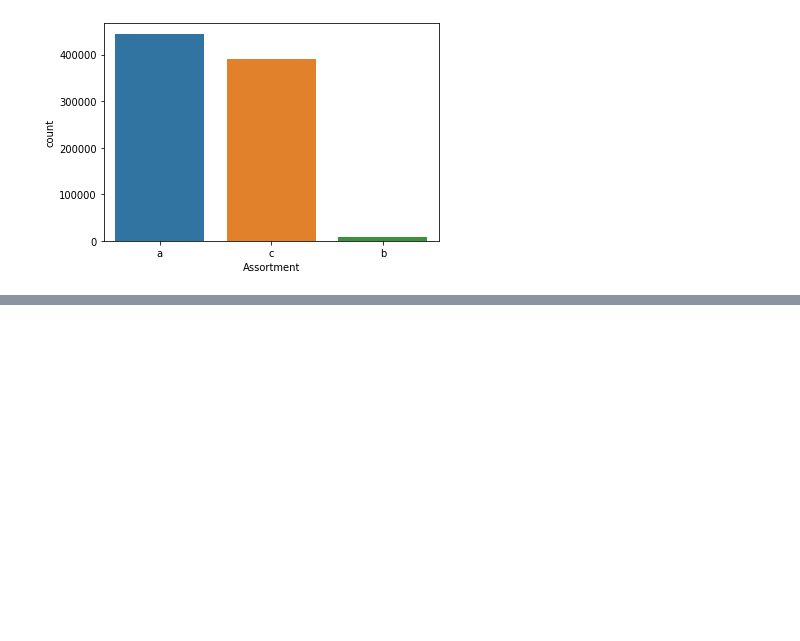
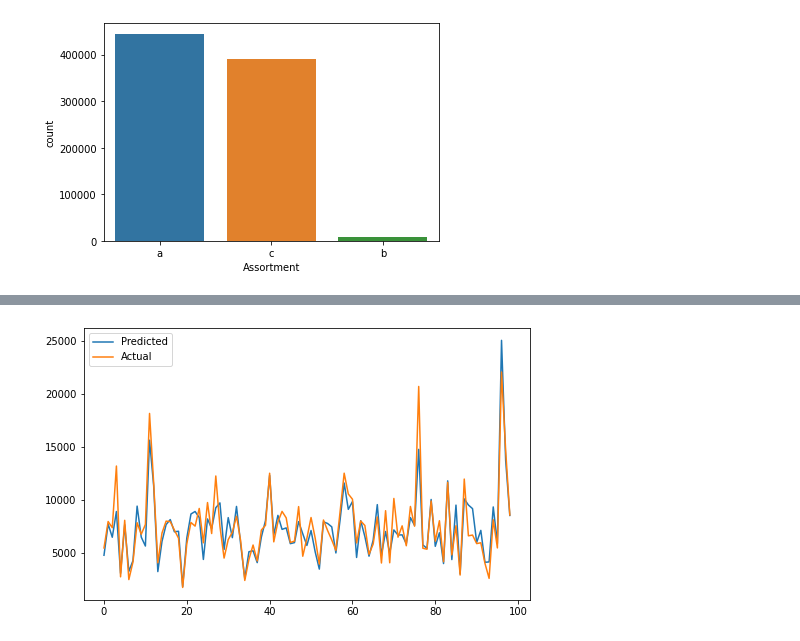
Before and after one commit to nihalhabeeb/Retail-Sales-Prediction, a Jupyter notebook: Retail_Sales_Prediction_Capstone_Project.ipynb, the cells around one changed output, grey strips where cells are left out. Drawn from its saved outputs; the diff is of its cells as text; code cells hidden in the pictures; blank space fills up the shorter version.

Commit message:
fitting linear regression model

```diff
--- a/Retail_Sales_Prediction_Capstone_Project.ipynb
+++ b/Retail_Sales_Prediction_Capstone_Project.ipynb
@@ -564,0 +684,12 @@ sns.countplot(x = 'Assortment', data = dataset)
+# %%
+# Splitting the dataset into the Training set and Test set
+X_train, X_test, y_train, y_test = train_test_split(X, y, test_size = 0.2, random_state = 0)
+# %%
+# standardizing the data
+scaler = MinMaxScaler()
+X_train = scaler.fit_transform(X_train)
+X_test = scaler.transform(X_test)
+# %%
+# Fitting Multiple Linear Regression Model to the training dataset
+model = LinearRegression()
+model.fit(X_train, y_train)
@@ -564,0 +711,5 @@ sns.countplot(x = 'Assortment', data = dataset)
+# %%
+# predicted sales from training dataset
+y_train_pred = model.predict(X_train)
+# predicted sales from testing dataset
+y_test_pred = model.predict(X_test)
@@ -564,0 +782,8 @@ sns.countplot(x = 'Assortment', data = dataset)
+# %%
+plt.figure(figsize=(8,5))
+plt.plot(np.exp(y_test_pred[1:100]))
+plt.plot(np.exp(y_test[1:100]))
+plt.legend(["Predicted","Actual"])
+plt.show()
+# %% [output]
+[figure, added]
```
Also changed, not shown: parts of 21 cells of this notebook.
